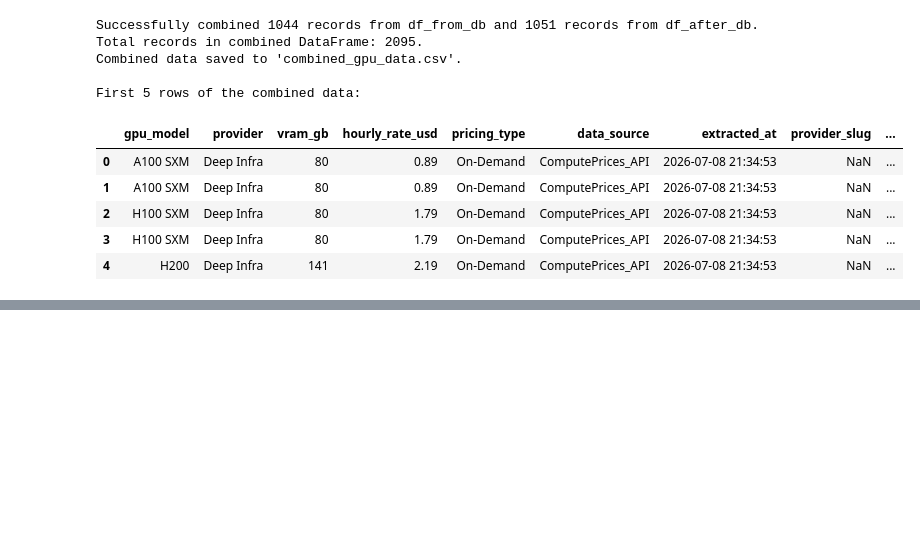
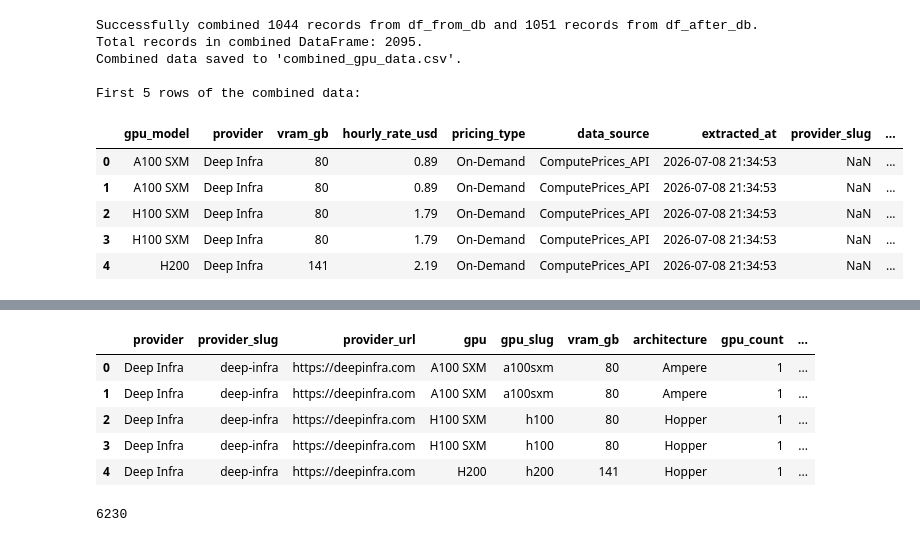
Before and after one commit to saim9211/computational_cost, a Jupyter notebook: Api_to_fetch_data.ipynb, the cells around one changed output, grey strips where cells are left out. Saved outputs shown, nothing was run; the diff lists cells and outputs as text; code cells hidden in the pictures; blank space fills up the shorter version.

```diff
--- a/Api_to_fetch_data.ipynb
+++ b/Api_to_fetch_data.ipynb
@@ -238,0 +337,17 @@ First 5 rows of the combined data:
+# %%
+import pandas as pd
+import numpy as np
+
+df=pd.read_csv(r"/content/combined_gpu_data_unfiltered.csv")
+df.head()
+# %% [output]
+|  | provider | provider_slug | provider_url | gpu | gpu_slug | vram_gb | architecture | gpu_count | ... |
+| 0 | Deep Infra | deep-infra | https://deepinfra.com | A100 SXM | a100sxm | 80 | Ampere | 1 | ... |
+| 1 | Deep Infra | deep-infra | https://deepinfra.com | A100 SXM | a100sxm | 80 | Ampere | 1 | ... |
+| 2 | Deep Infra | deep-infra | https://deepinfra.com | H100 SXM | h100 | 80 | Hopper | 1 | ... |
+| 3 | Deep Infra | deep-infra | https://deepinfra.com | H100 SXM | h100 | 80 | Hopper | 1 | ... |
+| 4 | Deep Infra | deep-infra | https://deepinfra.com | H200 | h200 | 141 | Hopper | 1 | ... |
+# %%
+len(df)
+# %% [output]
+6230
```
Also changed, not shown: parts of 4 cells of this notebook.
